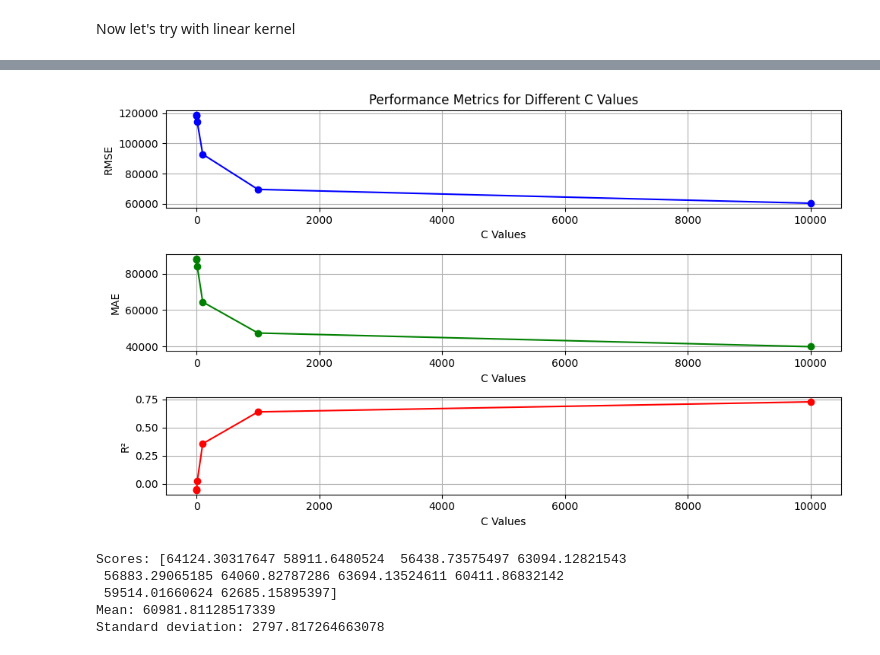
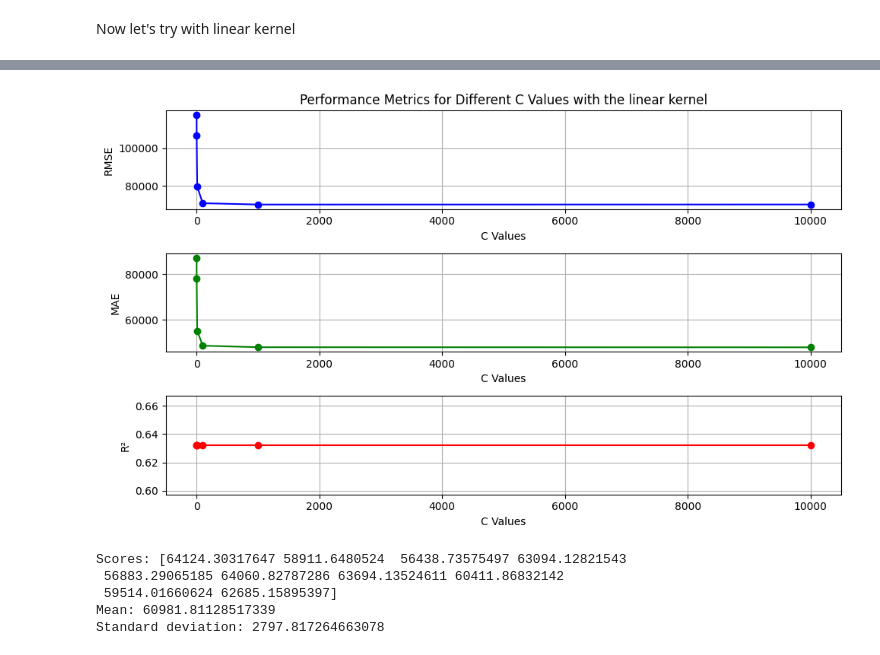
Before and after one commit to AILogos/IAI600Lab2, a Jupyter notebook: lab2-paul.ipynb, the cells around one changed output, grey strips where cells are left out. Cells and saved outputs as stored; diff of their text form; code cells hidden in the pictures.

```diff
--- a/lab2-paul.ipynb
+++ b/lab2-paul.ipynb
@@ -335,11 +335,11 @@ for idx, C in enumerate(C_values):
 
     svr_linear_rmse = np.sqrt(mean_squared_error(housing_labels, housing_predictions_linear))
     svr_linear_mae = mean_absolute_error(housing_labels, housing_predictions_linear)
-    r2 = r2_score(housing_labels, housing_predictions_linear)
+    svr_lin_r2 = r2_score(housing_labels, housing_predictions_linear)
 
     rmse_linear_scores.append(svr_linear_rmse)
     mae_linear_scores.append(svr_linear_mae)
-    r2_linear_scores.append(r2)
+    r2_linear_scores.append(svr_lin_r2)
 
     axs[idx].scatter(housing_labels, housing_predictions_linear, color='blue', label='SVR Linear kernel Predictions', alpha=0.5)
     axs[idx].plot([housing_labels.min(), housing_labels.max()], [housing_labels.min(), housing_labels.max()], color='red', lw=2, label='Real Values')
@@ -349,14 +349,14 @@ for idx, C in enumerate(C_values):
     axs[idx].legend()
     axs[idx].grid(True)
 
-    print(f"RMSE: {svr_rbf_rmse:.3f}")
-    print(f"MAE: {svr_rbf_mae:.3f}")
-    print(f"R²: {svr_r2:.3f}")
+    print(f"RMSE: {svr_linear_rmse:.3f}")
+    print(f"MAE: {svr_linear_mae:.3f}")
+    print(f"R²: {svr_lin_r2:.3f}")
 
     if C == 1000:
-        scores = cross_val_score(svr_rbf, housing_prepared, housing_labels,
+        svr_lin_scores = cross_val_score(svr_rbf, housing_prepared, housing_labels,
                             scoring="neg_mean_squared_error", cv=10)
-        svm_rmse_scores = np.sqrt(-scores)
+        svm_lin_rmse_scores = np.sqrt(-svr_lin_scores)
 
 plt.tight_layout()
 
@@ -383,29 +383,29 @@ R²: 0.729
 # %%
 
 # Plot the RMSE, MAE, and R² metrics for different C values
 plt.figure(figsize=(10, 6))
 
 plt.subplot(3, 1, 1)
-plt.plot(C_values, rmse_scores, marker='o', color='blue', label='RMSE')
-plt.title('Performance Metrics for Different C Values')
+plt.plot(C_values, rmse_linear_scores, marker='o', color='blue', label='RMSE')
+plt.title('Performance Metrics for Different C Values with the linear kernel')
 plt.xlabel('C Values')
 plt.ylabel('RMSE')
 plt.grid(True)
 
 plt.subplot(3, 1, 2)
-plt.plot(C_values, mae_scores, marker='o', color='green', label='MAE')
+plt.plot(C_values, mae_linear_scores, marker='o', color='green', label='MAE')
 plt.xlabel('C Values')
 plt.ylabel('MAE')
 plt.grid(True)
 
 plt.subplot(3, 1, 3)
-plt.plot(C_values, r2_scores, marker='o', color='red', label='R²')
+plt.plot(C_values, r2_linear_scores, marker='o', color='red', label='R²')
 plt.xlabel('C Values')
 plt.ylabel('R²')
 plt.grid(True)
 
 plt.tight_layout()
 plt.show()
 # %% [output]
-[figure, old version]
+[figure, new version]
 # %%
```
Also changed, not shown: parts of 4 cells of this notebook.
